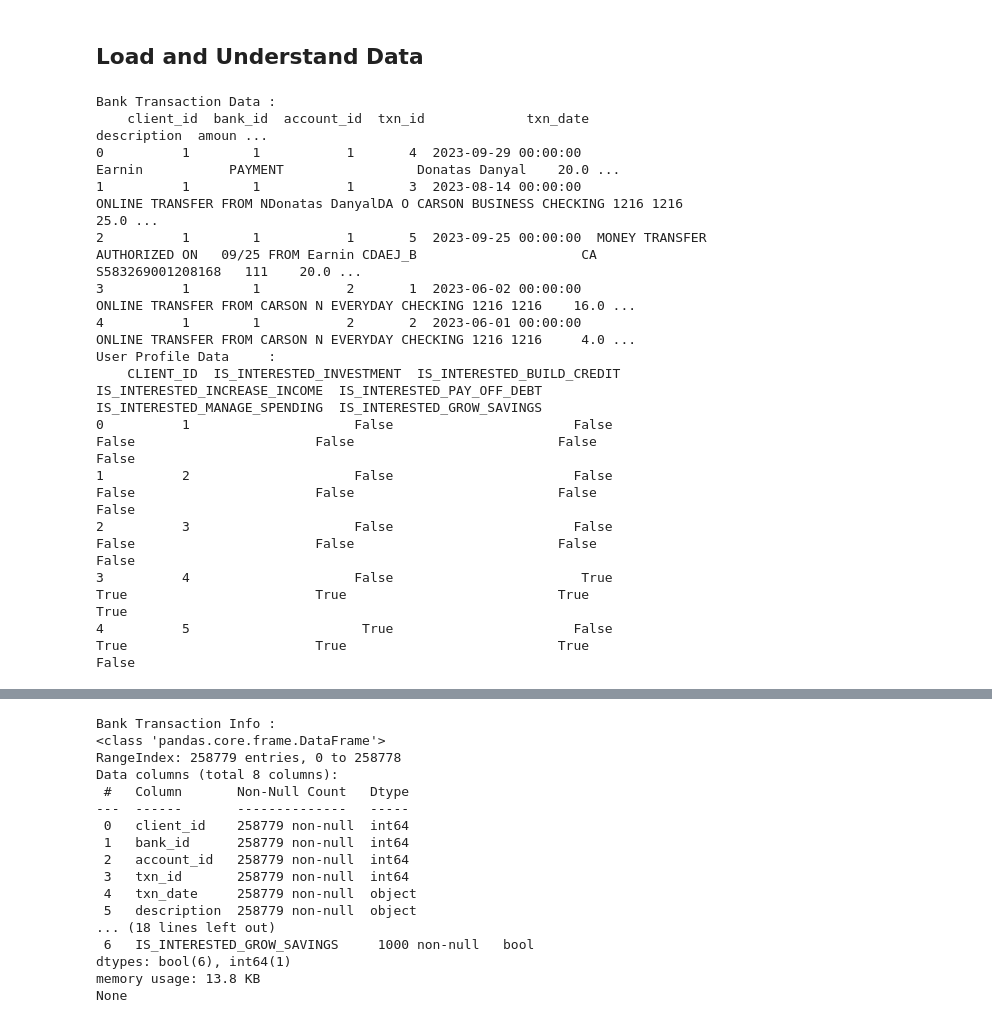
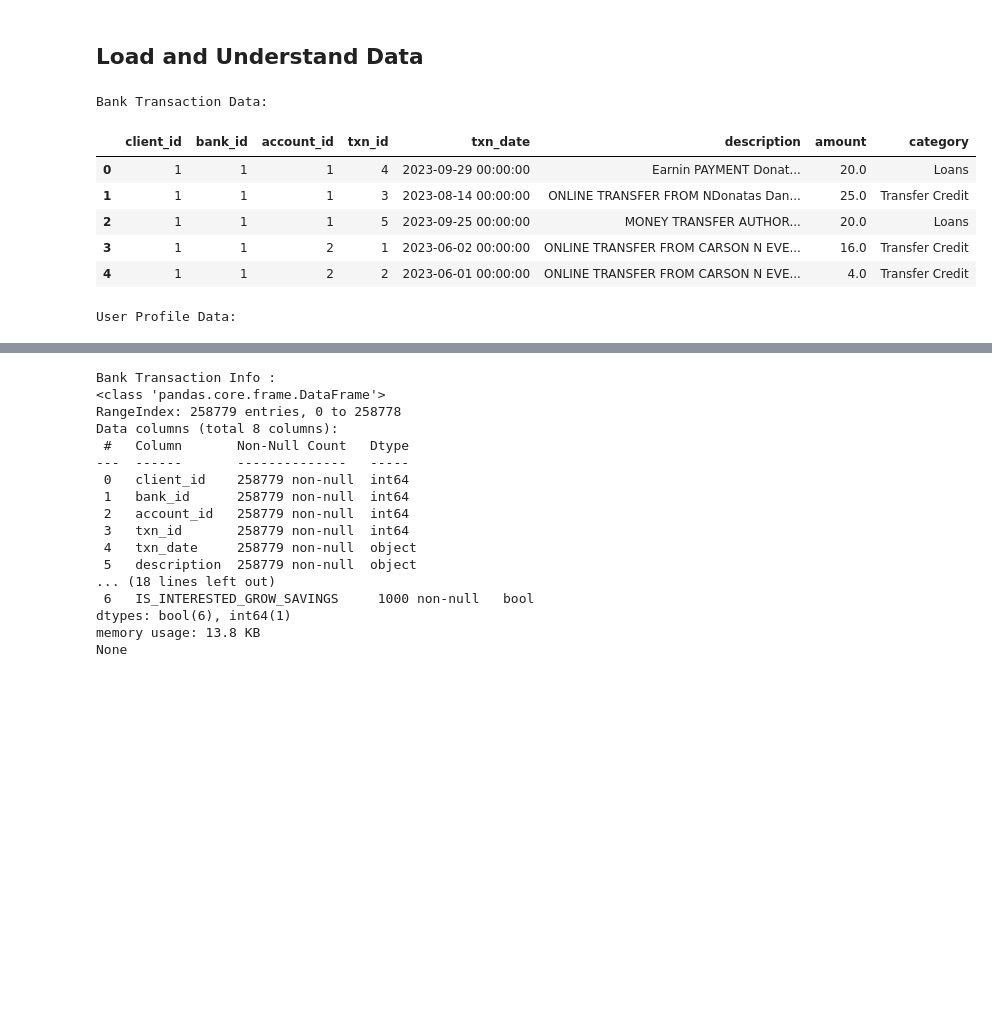
Before and after one commit to JohnstonYap/predict-bank-trans-category, a Jupyter notebook: code.ipynb, the cells around one changed output, grey strips where cells are left out. Cells and saved outputs as stored; diff of their text form; code cells hidden in the pictures; blank space fills up the shorter version.

```diff
--- a/code.ipynb
+++ b/code.ipynb
@@ -43,21 +54,19 @@ from sklearn.svm import SVC
 # %%
 bank_transactions = pd.read_csv("bank_transaction.csv")
 user_profiles = pd.read_csv("user_profile.csv")
 
-print("Bank Transaction Data : \n", bank_transactions.head().to_string())
-print("User Profile Data     : \n", user_profiles.head().to_string())
+# Display data
+print("Bank Transaction Data:")
+display(bank_transactions.head())
+
+print("User Profile Data:")
+display(user_profiles.head())
 # %% [output]
-Bank Transaction Data :
-    client_id  bank_id  account_id  txn_id             txn_date                                                                                                                       description  amoun ...
-0          1        1           1       4  2023-09-29 00:00:00                                                                           Earnin           PAYMENT                 Donatas Danyal    20.0 ...
-1          1        1           1       3  2023-08-14 00:00:00                                                       ONLINE TRANSFER FROM NDonatas DanyalDA O CARSON BUSINESS CHECKING 1216 1216    25.0 ...
-2          1        1           1       5  2023-09-25 00:00:00  MONEY TRANSFER                          AUTHORIZED ON   09/25 FROM Earnin CDAEJ_B                     CA  S583269001208168   111    20.0 ...
-3          1        1           2       1  2023-06-02 00:00:00                                                                         ONLINE TRANSFER FROM CARSON N EVERYDAY CHECKING 1216 1216    16.0 ...
-4          1        1           2       2  2023-06-01 00:00:00                                                                         ONLINE TRANSFER FROM CARSON N EVERYDAY CHECKING 1216 1216     4.0 ...
-User Profile Data     :
-    CLIENT_ID  IS_INTERESTED_INVESTMENT  IS_INTERESTED_BUILD_CREDIT  IS_INTERESTED_INCREASE_INCOME  IS_INTERESTED_PAY_OFF_DEBT  IS_INTERESTED_MANAGE_SPENDING  IS_INTERESTED_GROW_SAVINGS
-0          1                     False                       False                          False                       False                          False                       False
-1          2                     False                       False                          False                       False                          False                       False
-2          3                     False                       False                          False                       False                          False                       False
-3          4                     False                        True                           True                        True                           True                        True
-4          5                      True                       False                           True                        True                           True                       False
+Bank Transaction Data:
+|  | client_id | bank_id | account_id | txn_id | txn_date | description | amount | category |
+| 0 | 1 | 1 | 1 | 4 | 2023-09-29 00:00:00 | Earnin PAYMENT Donat... | 20.0 | Loans |
+| 1 | 1 | 1 | 1 | 3 | 2023-08-14 00:00:00 | ONLINE TRANSFER FROM NDonatas Dan... | 25.0 | Transfer Credit |
+| 2 | 1 | 1 | 1 | 5 | 2023-09-25 00:00:00 | MONEY TRANSFER AUTHOR... | 20.0 | Loans |
+| 3 | 1 | 1 | 2 | 1 | 2023-06-02 00:00:00 | ONLINE TRANSFER FROM CARSON N EVE... | 16.0 | Transfer Credit |
+| 4 | 1 | 1 | 2 | 2 | 2023-06-01 00:00:00 | ONLINE TRANSFER FROM CARSON N EVE... | 4.0 | Transfer Credit |
+User Profile Data:
```
Also changed, not shown: parts of 18 cells of this notebook, 6 other files.
